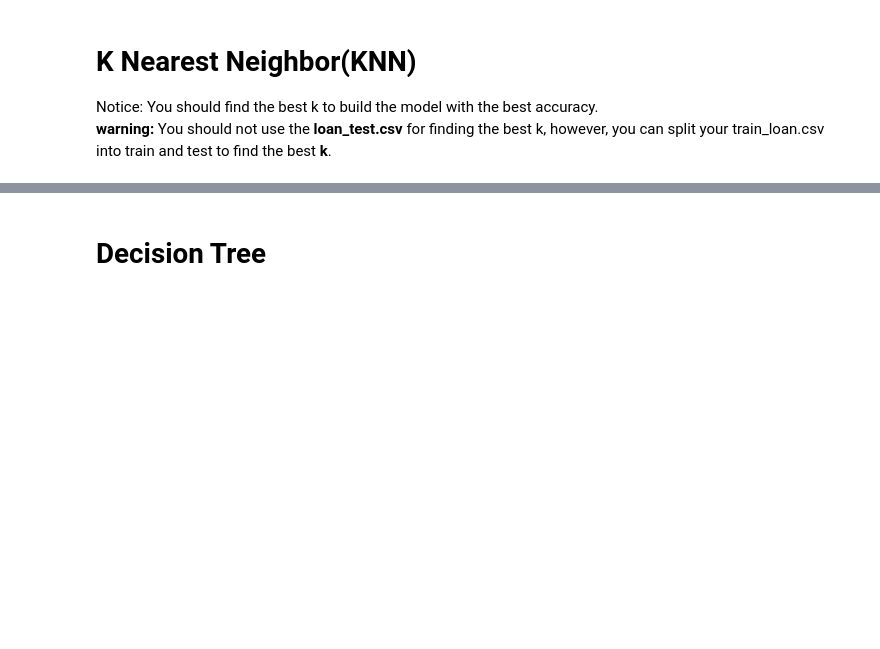
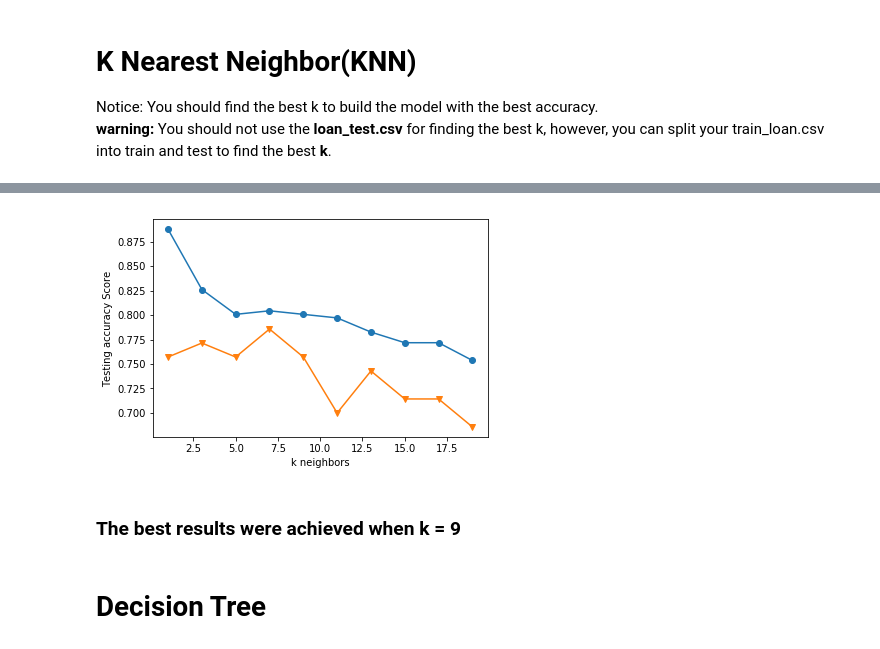
Before and after one commit to jbizzlefoshizzle/ML_Classifier_Comparison, a Jupyter notebook: Classifier Comparisons.ipynb, the cells around one changed output, grey strips where cells are left out. Saved outputs shown, nothing was run; the diff lists cells and outputs as text; code cells hidden in the pictures; blank space fills up the shorter version.

```diff
--- a/Classifier Comparisons.ipynb
+++ b/Classifier Comparisons.ipynb
@@ -286,0 +291,33 @@ Notice: You should find the best k to build the model with the best accuracy.
+# %%
+# Train, Test, Split
+
+X_train, X_test, y_train, y_test = train_test_split(X, y, test_size=0.2, random_state=42) # insert random state
+
+# Create a Standard Scaler and fit it to the training data
+X_scaler = StandardScaler().fit(X_train)
+
+# Transform the training and testing data using the X_scaler model
+X_train_scaled = X_scaler.transform(X_train)
+X_test_scaled = X_scaler.transform(X_test)
+
+
+# Iterate through different k values to build a model with the best accuracy
+
+# Create empty arrays for scores
+train_scores = []
+test_scores = []
+
+for k in range(1,20,2): # Using only odd values of k to avoid potential ties in accuracy
+    knn = KNeighborsClassifier(n_neighbors=k)
+    # For each k, fit the proper trained data
+    knn.fit(X_train_scaled, y_train)
+    # Define trained scores vs test scores with their corresponding data
+    train_score = knn.score(X_train_scaled, y_train)
+    test_score = knn.score(X_test_scaled, y_test)
+    # Append the scores to their proper arrays
+    train_scores.append(train_score)
+    test_scores.append(test_score)
+
+
+    #     Print k: k_value, Train/Test Scores rounded to 3 decimal places
+    print(f'k: {k}, Train/Test Score: {train_score:.3f}/{test_score:.3f}')
@@ -287,3 +335,15 @@ Notice: You should find the best k to build the model with the best accuracy.
+# %%
+# Plotting k values to see where diminishing returns begin
+
+plt.plot(range(1, 20, 2), train_scores, marker='o')
+plt.plot(range(1, 20, 2), test_scores, marker="v")
+plt.xlabel("k neighbors")
+plt.ylabel("Testing accuracy Score")
+plt.show()
+# %% [output]
+[figure, added]
+# %% [markdown]
+### The best results were achieved when k = 9
 # %% [markdown]
 # Decision Tree
 # %% [markdown]
```
Also changed, not shown: parts of 12 cells of this notebook.
